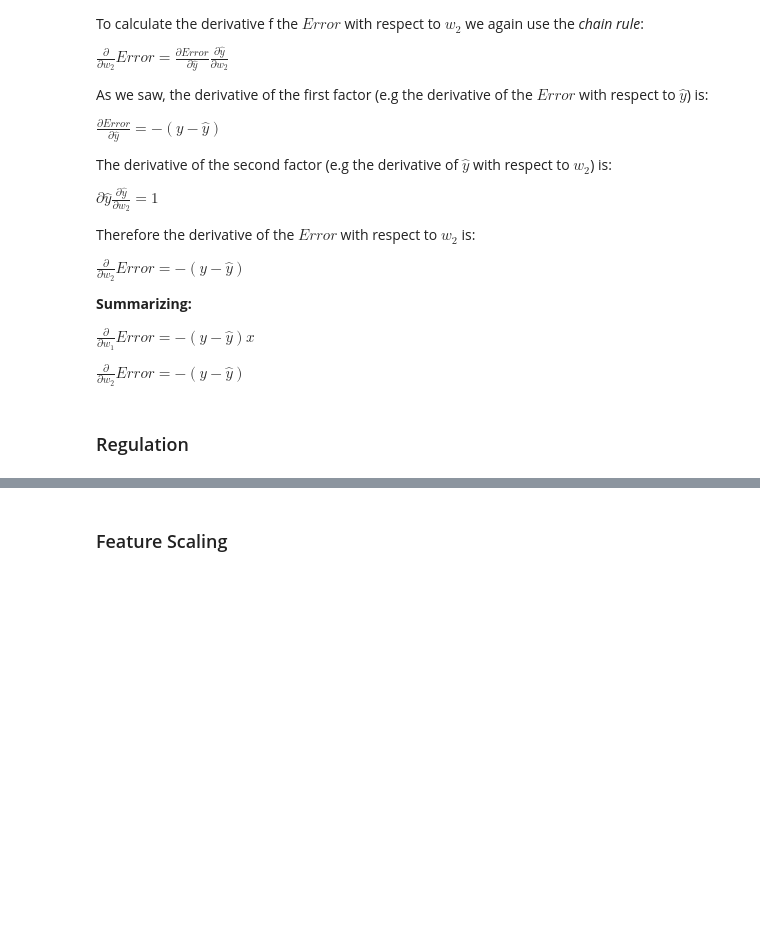
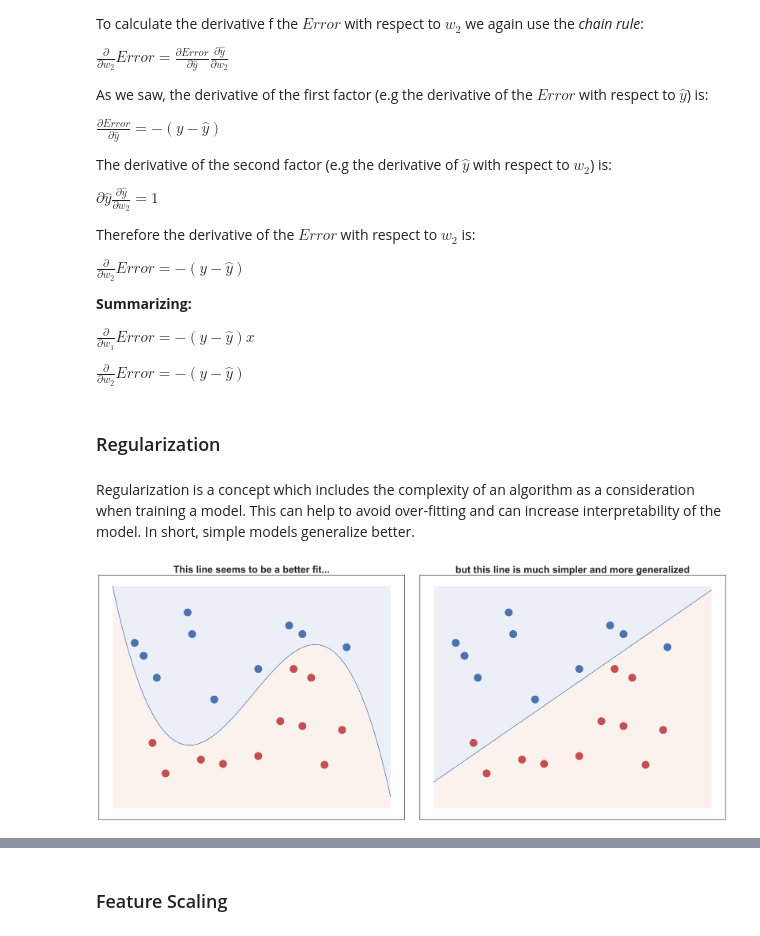
Before and after one commit to pruned-io/wiki, a Jupyter notebook: machine-learning/supervised-learning/linear-regression.ipynb, the cells around one changed output, grey strips where cells are left out. Drawn from its saved outputs; the diff is of its cells as text; code cells hidden in the pictures; blank space fills up the shorter version.

```diff
--- a/machine-learning/supervised-learning/linear-regression.ipynb
+++ b/machine-learning/supervised-learning/linear-regression.ipynb
@@ -772,4 +872,69 @@ $\frac{\partial}{\partial{w_1}} Error = -(y - \hat{y})x$
 
 $\frac{\partial}{\partial{w_2}} Error = -(y - \hat{y})$
 # %% [markdown]
-### Regulation
+### Regularization
+# %% [markdown]
+Regularization is a concept which includes the complexity of an algorithm as a consideration when training a model. This can help to avoid over-fitting and can increase interpretability of the model. In short, simple models generalize better.
+# %%
+def plot_dots(ax):
+    ax.plot(-1, 20, 'o', markersize='20', color=color_blue)
+    ax.plot(-1.3, 25, 'o', markersize='20', color=color_blue)
+    ax.plot(-1.5, 28, 'o', markersize='20', color=color_blue)
+    ax.plot(0.3, 15, 'o', markersize='20', color=color_blue)
+    ax.plot(1.3, 22, 'o', markersize='20', color=color_blue)
+    ax.plot(-1.3, 25, 'o', markersize='20', color=color_blue)
+    ax.plot(-0.3, 35, 'o', markersize='20', color=color_blue)
+    ax.plot(-0.2, 30, 'o', markersize='20', color=color_blue)
+    ax.plot(2, 32, 'o', markersize='20', color=color_blue)
+    ax.plot(2.3, 30, 'o', markersize='20', color=color_blue)
+    ax.plot(3.3, 27, 'o', markersize='20', color=color_blue)
+
+    ax.plot(-0.8, -2, 'o', markersize='20', color=color_red)
+    ax.plot(-1.1, 5, 'o', markersize='20', color=color_red)
+    ax.plot(0, 1.2, 'o', markersize='20', color=color_red)
+    ax.plot(0.5, 0.2, 'o', markersize='20', color=color_red)
+    ax.plot(1.3, 2, 'o', markersize='20', color=color_red)
+    ax.plot(2.1, 22, 'o', markersize='20', color=color_red)
+    ax.plot(2.5, 20, 'o', markersize='20', color=color_red)
+    ax.plot(2.3, 8.9, 'o', markersize='20', color=color_red)
+    ax.plot(3.2, 8, 'o', markersize='20', color=color_red)
+    ax.plot(1.8, 10, 'o', markersize='20', color=color_red)
+    ax.plot(2.8, 0, 'o', markersize='20', color=color_red)
+
+# Draw plot, which will have two subplots side by side and reduce the spacing between the subplots
+plt.figure(figsize = [30, 12])
+plt.subplots_adjust(wspace = 0.05)
+
+# Draw left subplot
+ax = plt.subplot(1, 2, 1)
+ax.set_title('This line seems to be a better fit...', fontsize=26, fontweight='bold')
+
+# Remove ticks
+plt.tick_params(axis='both', which='both', bottom=False, top=False, left=False, right=False, labelbottom=False, labelleft=False)
+
+# Draw dots
+plot_dots(ax)
+
+# Draw plot showing the line adjusting towards a better fit
+x = np.linspace(-2, 4.3, 100)
+plt.fill_between(x, 2*x**3 - 2*x - 4*x**3 + 3*x**2 + 6*x + 4*x**2 + 5, 41, alpha=0.1)
+plt.fill_between(x, 2*x**3 - 2*x - 4*x**3 + 3*x**2 + 6*x + 4*x**2 + 5, -10, alpha=0.1)
+plt.plot(x, 2*x**3 - 2*x - 4*x**3 + 3*x**2 + 6*x + 4*x**2 + 5);
+
+# Draw right subplot
+ax = plt.subplot(1, 2, 2)
+ax.set_title('but this line is much simpler and more generalized', fontsize=26, fontweight='bold')
+
+# Remove ticks
+plt.tick_params(axis='both', which='both', bottom=False, top=False, left=False, right=False, labelbottom=False, labelleft=False)
+
+# Draw dots
+plot_dots(ax)
+
+# Draw plot showing the line adjusting towards a better fit
+x = np.linspace(-2, 4.3, 100)
+plt.fill_between(x, 7*x + 10, 41, alpha=0.1)
+plt.fill_between(x, 7*x + 10, -10, alpha=0.1)
+plt.plot(x, 7*x + 10);
+# %% [output]
+[figure, added]
```
Also changed, not shown: parts of 46 cells of this notebook, 7 other files.
